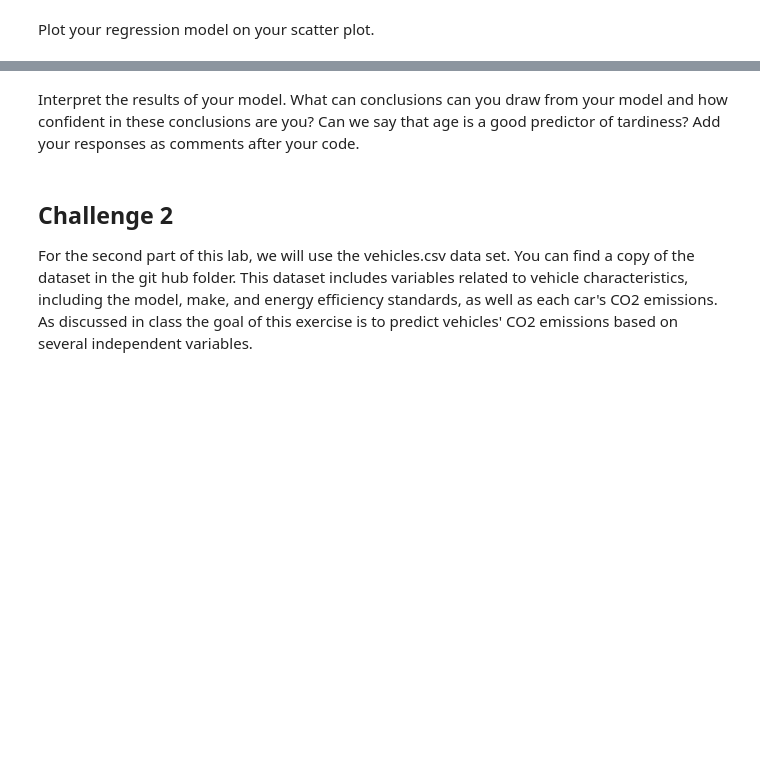
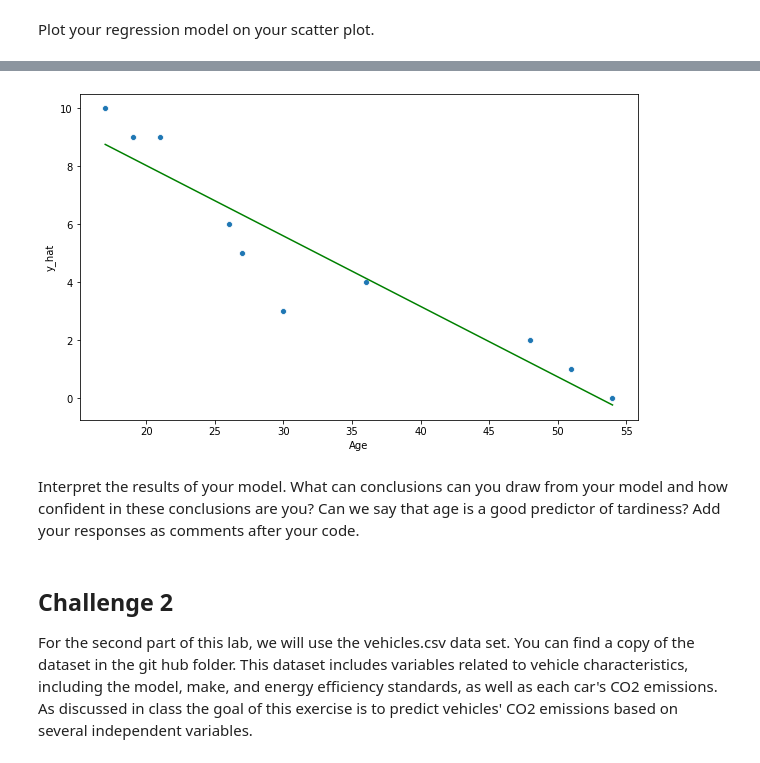
Before and after one commit to therinz/data-ber-08-20, a Jupyter notebook: Labs/module-2_labs/05_applied-analysis/02_lab-regression-analysis/your-code.ipynb, the cells around one changed output, grey strips where cells are left out. Cells and saved outputs as stored; diff of their text form; code cells hidden in the pictures; blank space fills up the shorter version.

```diff
--- a/Labs/module-2_labs/05_applied-analysis/02_lab-regression-analysis/your-code.ipynb
+++ b/Labs/module-2_labs/05_applied-analysis/02_lab-regression-analysis/your-code.ipynb
@@ -71,8 +71,8 @@ Build a regression model for this data. What will be your outcome variable? What
 # %%
 # Your response here.
 student_data = sm.add_constant(student_data)
-y = student_data["Y"]
-x = student_data[["const", "X"]]
+y = student_data["Tardies"]
+x = student_data[["const", "Age"]]
 model = sm.OLS(y, x)
-results = model.fit()
+lin_reg = model.fit()
 # The outcome is an object that has a linear regression fitted.
@@ -88,2 +112,18 @@ plt.plot(np.unique(y), np.poly1d(np.polyfit(y, student_data["X"], 1))(np.unique(
+# %%
+# Your code here.
+student_data["y_hat"] = lin_reg.predict(x)
+fig, ax = plt.subplots(figsize=(10,6))
+sns.scatterplot(data=student_data,
+                x="Age",
+                y="Tardies",
+                ax=ax);
+
+sns.lineplot(data=student_data,
+             x="Age",
+             y="y_hat",
+             color="green",
+             ax=ax);
+# %% [output]
+[figure, added]
 # %% [markdown]
 Interpret the results of your model. What can conclusions can you draw from your model and how confident in these conclusions are you? Can we say that age is a good predictor of tardiness? Add your responses as comments after your code.
```
Also changed, not shown: parts of 11 cells of this notebook.
